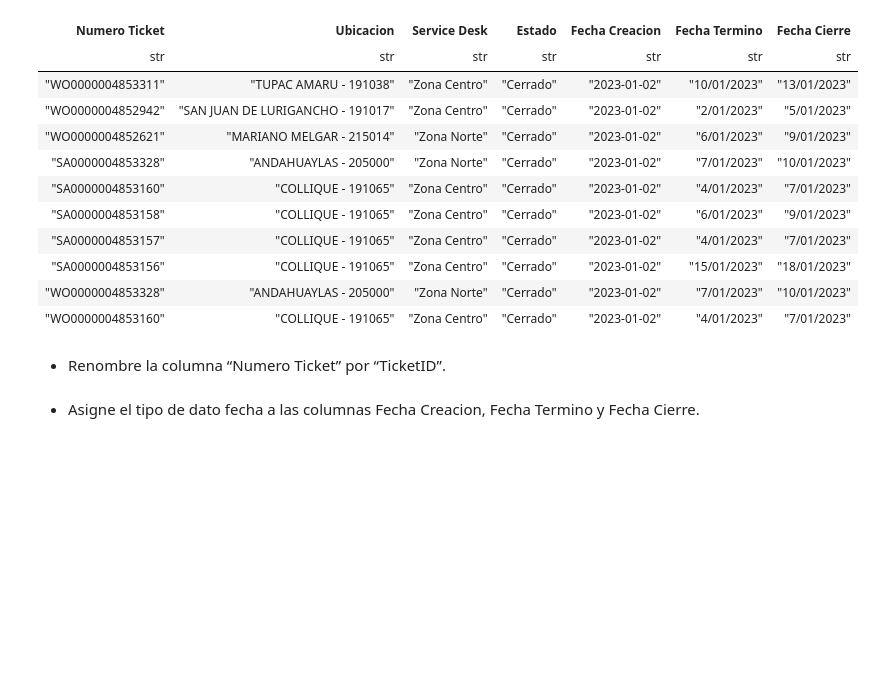
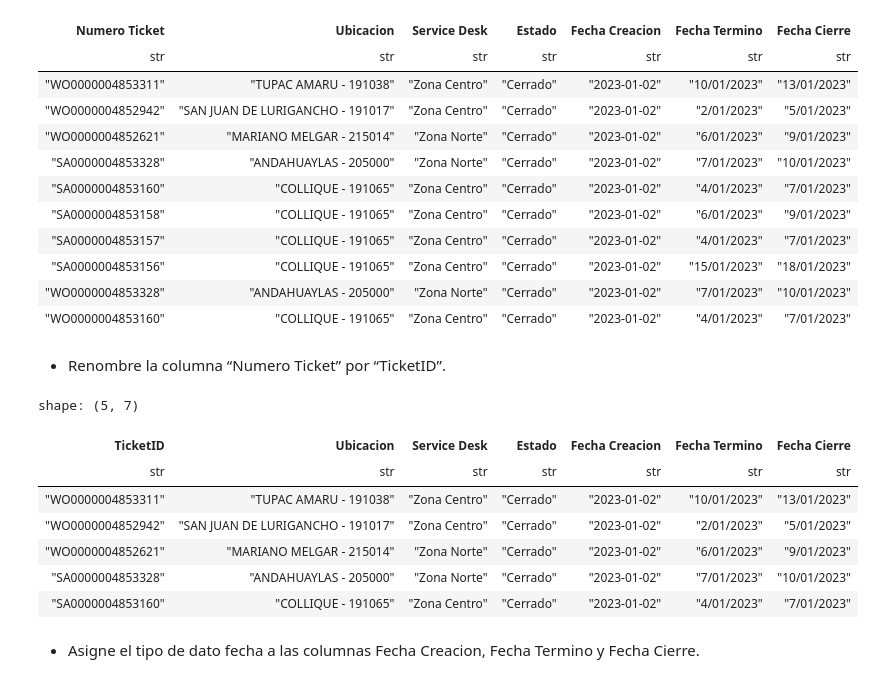
Before and after one commit to brunoprincipe/Python-for-ETL-Project-1, a Jupyter notebook: Tickets/Base Tickets.ipynb, the cells around one changed output. Saved outputs shown, nothing was run; the diff lists cells and outputs as text; code cells hidden in the pictures; blank space fills up the shorter version.

```diff
--- a/Tickets/Base Tickets.ipynb
+++ b/Tickets/Base Tickets.ipynb
@@ -149,6 +149,18 @@ data_a=data_a.select(
     "Fecha Termino",
     "Fecha Cierre"
 )
+# %%
+data_a.head(
+)
+# %% [output]
+shape: (5, 7)
+| TicketID | Ubicacion | Service Desk | Estado | Fecha Creacion | Fecha Termino | Fecha Cierre |
+| str | str | str | str | str | str | str |
+| "WO0000004853311" | "TUPAC AMARU - 191038" | "Zona Centro" | "Cerrado" | "2023-01-02" | "10/01/2023" | "13/01/2023" |
+| "WO0000004852942" | "SAN JUAN DE LURIGANCHO - 191017" | "Zona Centro" | "Cerrado" | "2023-01-02" | "2/01/2023" | "5/01/2023" |
+| "WO0000004852621" | "MARIANO MELGAR - 215014" | "Zona Norte" | "Cerrado" | "2023-01-02" | "6/01/2023" | "9/01/2023" |
+| "SA0000004853328" | "ANDAHUAYLAS - 205000" | "Zona Norte" | "Cerrado" | "2023-01-02" | "7/01/2023" | "10/01/2023" |
+| "SA0000004853160" | "COLLIQUE - 191065" | "Zona Centro" | "Cerrado" | "2023-01-02" | "4/01/2023" | "7/01/2023" |
 # %% [markdown]
 - Asigne el tipo de dato fecha a las columnas Fecha Creacion, Fecha Termino y
 Fecha Cierre.
```
Also changed, not shown: parts of 3 cells of this notebook.
